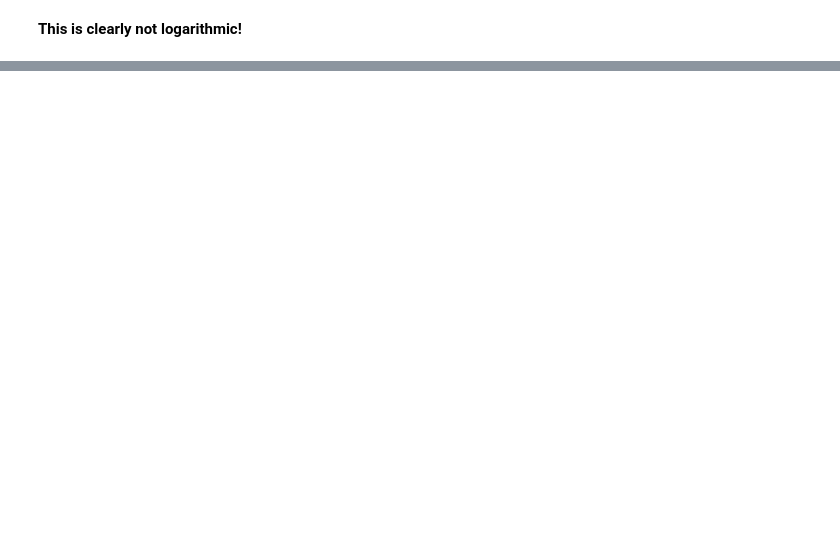
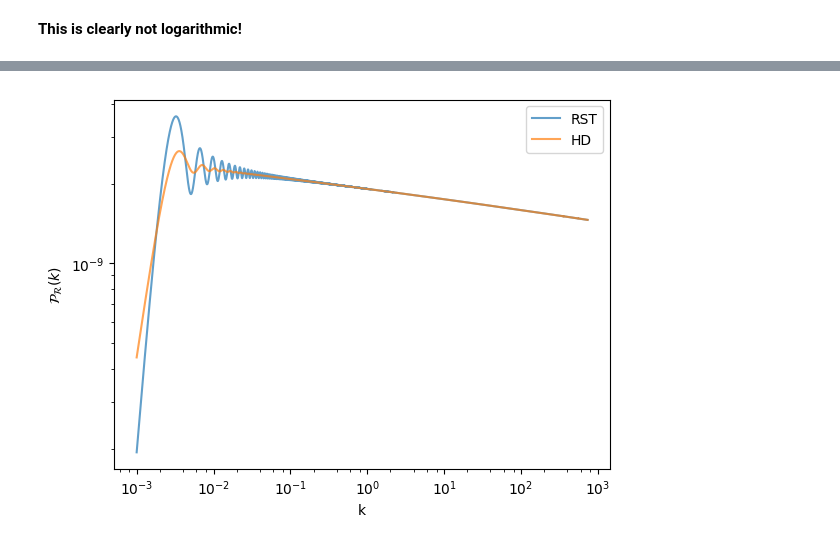
Before and after one commit to fruzsinaagocs/oscode, a Jupyter notebook: plots.ipynb, the cells around one changed output, grey strips where cells are left out. Cells and saved outputs as stored; diff of their text form; code cells hidden in the pictures; blank space fills up the shorter version.

```diff
--- a/plots.ipynb
+++ b/plots.ipynb
@@ -96,0 +103,9 @@ plt.show()
+# %%
+pps4 = 'outputs/test-pps-nag.txt'
+pps5 = 'outputs/test-pps-nag-lowtol.txt'
+pps6 = 'outputs/test-pps-nag-lowtol2.txt'
+pps7 = 'outputs/test-pps-nag-lowtol3.txt'
+# %%
+plot_pps(pps6)
+# %% [output]
+[figure, added]
```
Also changed, not shown: parts of 5 cells of this notebook.
